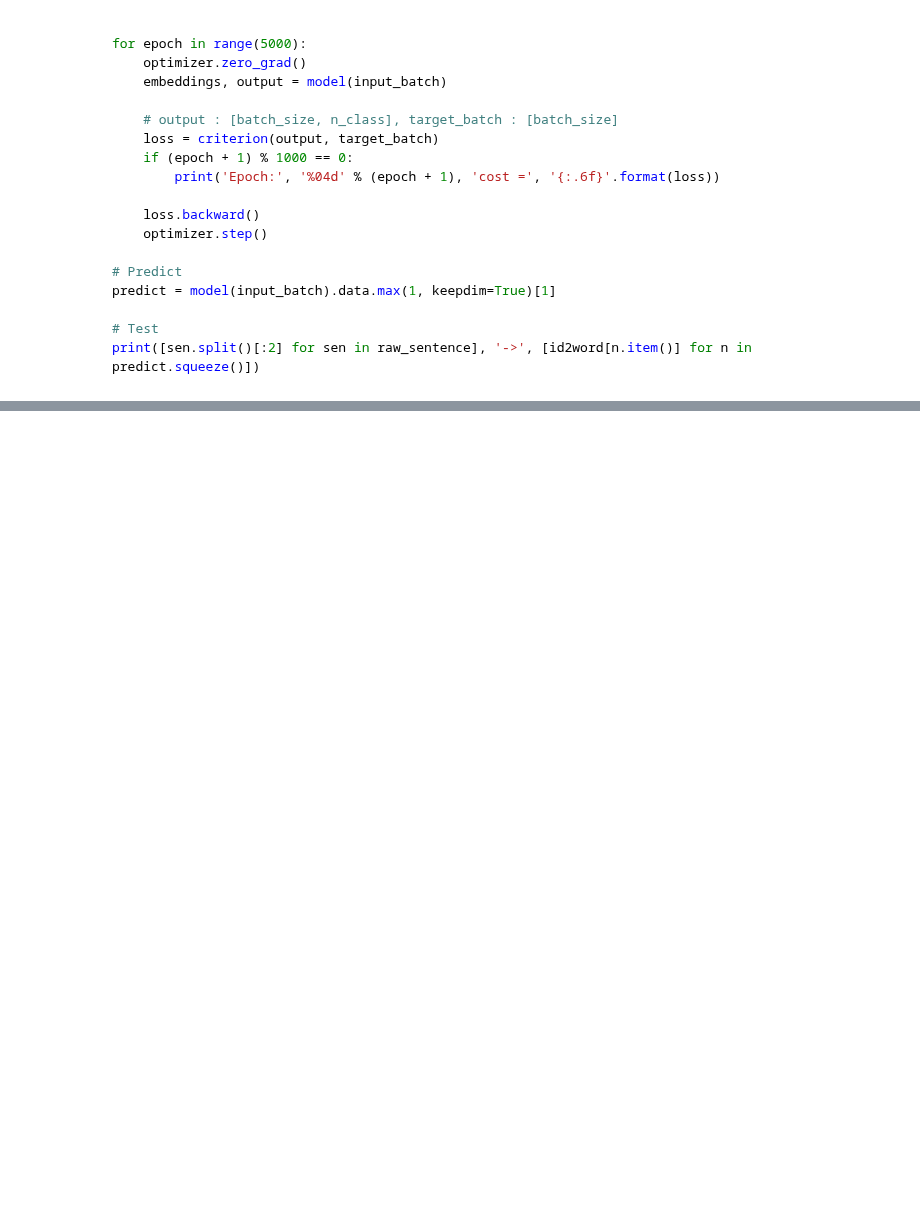
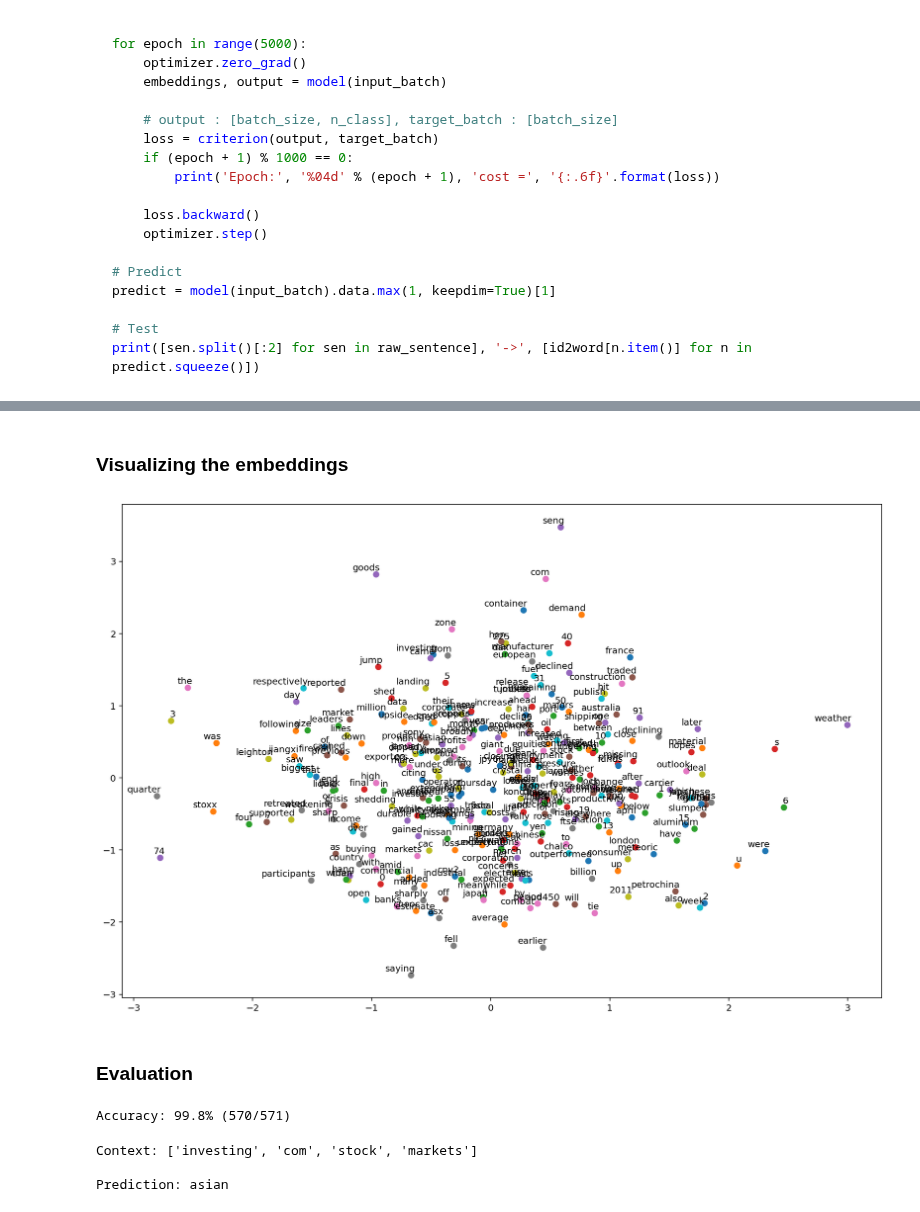
Before and after one commit to entelecheia/ekorpkit-book, a Jupyter notebook: _sources/docs/lectures/intro_nlp/word_embeddings.ipynb, the cells around one changed output, grey strips where cells are left out. Saved outputs shown, nothing was run; the diff lists cells and outputs as text; code cells hidden in the pictures; blank space fills up the shorter version.

```diff
--- a/_sources/docs/lectures/intro_nlp/word_embeddings.ipynb
+++ b/_sources/docs/lectures/intro_nlp/word_embeddings.ipynb
@@ -250,0 +271,9 @@ Word2Vec solves this problem by removing hidden layers and sharing the projectio
+# %%
+%config InlineBackend.figure_format='retina'
+
+from ekorpkit import eKonf
+
+cfg = eKonf.compose('path')
+cfg.cache.uri = 'https://github.com/entelecheia/ekorpkit-book/raw/main/assets/data/us_equities_news_sampled.zip'
+corpus = eKonf.load_data("us_equities_news_sampled.parquet", cfg.cached_path)
+corpus.text[0]
@@ -250,0 +282,10 @@ Word2Vec solves this problem by removing hidden layers and sharing the projectio
+# %%
+words = corpus.text[0].lower().split()
+# By deriving a set from `words`, we deduplicate the array
+vocab = set(words)
+vocab_size = len(vocab)
+
+word_list = list(vocab)
+
+word_to_ix = {word: ix for ix, word in enumerate(vocab)}
+ix_to_word = {ix: word for ix, word in enumerate(vocab)}
@@ -250,0 +376,10 @@ Word2Vec solves this problem by removing hidden layers and sharing the projectio
+# %%
+CONTEXT_SIZE = 2  # 2 words to the left, 2 to the right
+EMDEDDING_DIM = 100
+
+
+data = CBOW(words)
+model = CBOW_Model(vocab_size, EMDEDDING_DIM)
+
+loss_function = nn.CrossEntropyLoss()
+optimizer = torch.optim.SGD(model.parameters(), lr=0.01)
@@ -250,0 +416,19 @@ Word2Vec solves this problem by removing hidden layers and sharing the projectio
+# %% [markdown]
+### Visualizing the embeddings
+# %%
+import matplotlib.pyplot as plt
+
+plt.figure(figsize=(15, 10))
+
+for w in word_list:
+    x = model.get_word_emdedding(w).detach().data.numpy()[0][0]
+    y = model.get_word_emdedding(w).detach().data.numpy()[0][1]
+    plt.scatter(x, y)
+    plt.annotate(
+        w, xy=(x, y), xytext=(5, 2), textcoords="offset points", ha="right", va="bottom"
+    )
+plt.show()
+# %% [output]
+[figure, added]
+# %% [markdown]
+### Evaluation
@@ -250,0 +452,4 @@ Word2Vec solves this problem by removing hidden layers and sharing the projectio
+# %%
+CBOW_test(data, model)
+# %% [output]
+Accuracy: 99.8% (570/571)
@@ -250,0 +461,8 @@ Word2Vec solves this problem by removing hidden layers and sharing the projectio
+# %%
+# Print result
+print(f"Context: {context}\n")
+print(f"Prediction: {ix_to_word[torch.argmax(a[0]).item()]}")
+# %% [output]
+Context: ['investing', 'com', 'stock', 'markets']
+
+Prediction: asian
```
Also changed, not shown: parts of 19 cells of this notebook, 4 other files.
